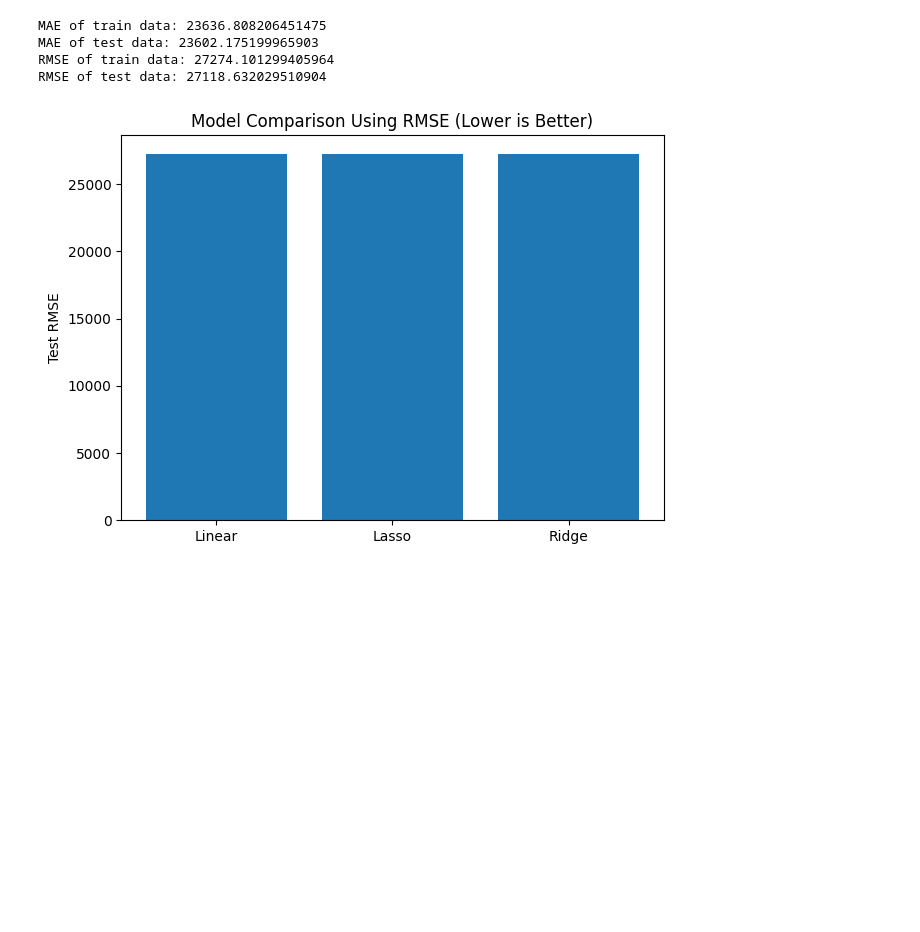
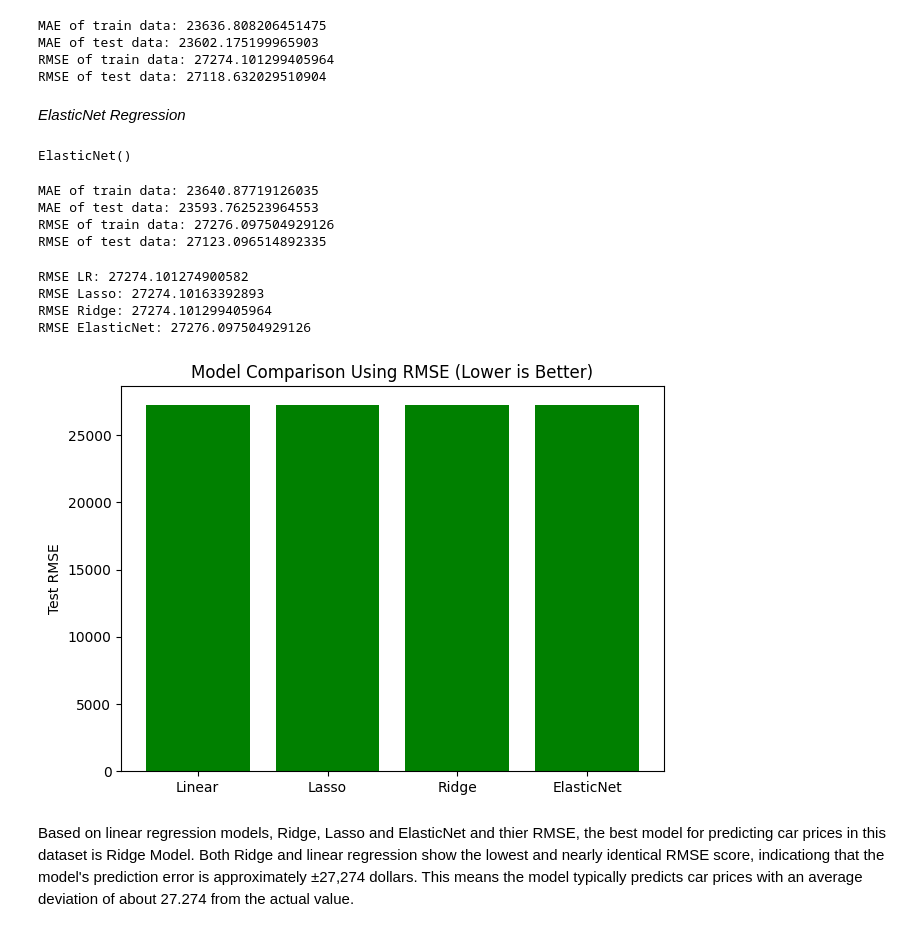
Before and after one commit to AichaELMouta/Car_Price_Prediction, a Jupyter notebook: car_price_prediction.ipynb, the cells around one changed output. Drawn from its saved outputs; the diff is of its cells as text; code cells hidden in the pictures; blank space fills up the shorter version.

```diff
--- a/car_price_prediction.ipynb
+++ b/car_price_prediction.ipynb
@@ -378,17 +384,55 @@ MAE of train data: 23636.808206451475
 MAE of test data: 23602.175199965903
 RMSE of train data: 27274.101299405964
 RMSE of test data: 27118.632029510904
+# %% [markdown]
+
+*ElasticNet Regression*
+# %%
+modelelastic = ElasticNet(alpha = 1.0, l1_ratio=0.5)
+modelelastic.fit(X_train, Y_train)
+# %% [output]
+ElasticNet()
+# %%
+modelelastic_predict_train = modelelastic.predict(X_train)
+modelelastic_predict_test = modelelastic.predict(X_test)
+# %%
+mae_tr_els = metrics.mean_absolute_error(Y_train, modelelastic_predict_train)
+rmse_tr_els = np.sqrt(metrics.mean_squared_error(Y_train, modelelastic_predict_train))
+mae_els = metrics.mean_absolute_error(Y_test, modelelastic_predict_test)
+rmse_els = np.sqrt(metrics.mean_squared_error(Y_test, modelelastic_predict_test))
+print("MAE of train data:", mae_tr_els)
+print("MAE of test data:", mae_els)
+print("RMSE of train data:", rmse_tr_els)
+print("RMSE of test data:", rmse_els)
+# %% [output]
+MAE of train data: 23640.87719126035
+MAE of test data: 23593.762523964553
+RMSE of train data: 27276.097504929126
+RMSE of test data: 27123.096514892335
+# %%
+print("RMSE LR:", rmse_tr_lr)
+print("RMSE Lasso:", rmse_tr_lasso)
+print("RMSE Ridge:", rmse_tr_ridge)
+print("RMSE ElasticNet:", rmse_tr_els)
+# %% [output]
+RMSE LR: 27274.101274900582
+RMSE Lasso: 27274.10163392893
+RMSE Ridge: 27274.101299405964
+RMSE ElasticNet: 27276.097504929126
 # %%
 rmse_values = {
     'Linear': rmse_tr_lr,
     'Lasso': rmse_tr_lasso,
-    'Ridge': rmse_tr_ridge
+    'Ridge': rmse_tr_ridge,
+    'ElasticNet': rmse_tr_els
 }
 
 plt.figure(figsize=(7,5))
-plt.bar(rmse_values.keys(), rmse_values.values())
+plt.bar(rmse_values.keys(), rmse_values.values(), color = 'green')
 plt.ylabel("Test RMSE")
 plt.title("Model Comparison Using RMSE (Lower is Better)")
 plt.show()
 # %% [output]
-[figure, old version]
+[figure, new version]
+# %% [markdown]
+Based on linear regression models, Ridge, Lasso and ElasticNet and thier RMSE, the best model for predicting car prices in this dataset is Ridge Model. Both Ridge and linear regression show the lowest and nearly identical RMSE score, indicationg that the model's prediction error is approximately ±27,274 dollars. This means the model typically predicts car prices with an average deviation of about 27.274 from the actual value.
```
Also changed, not shown: parts of 17 cells of this notebook.
